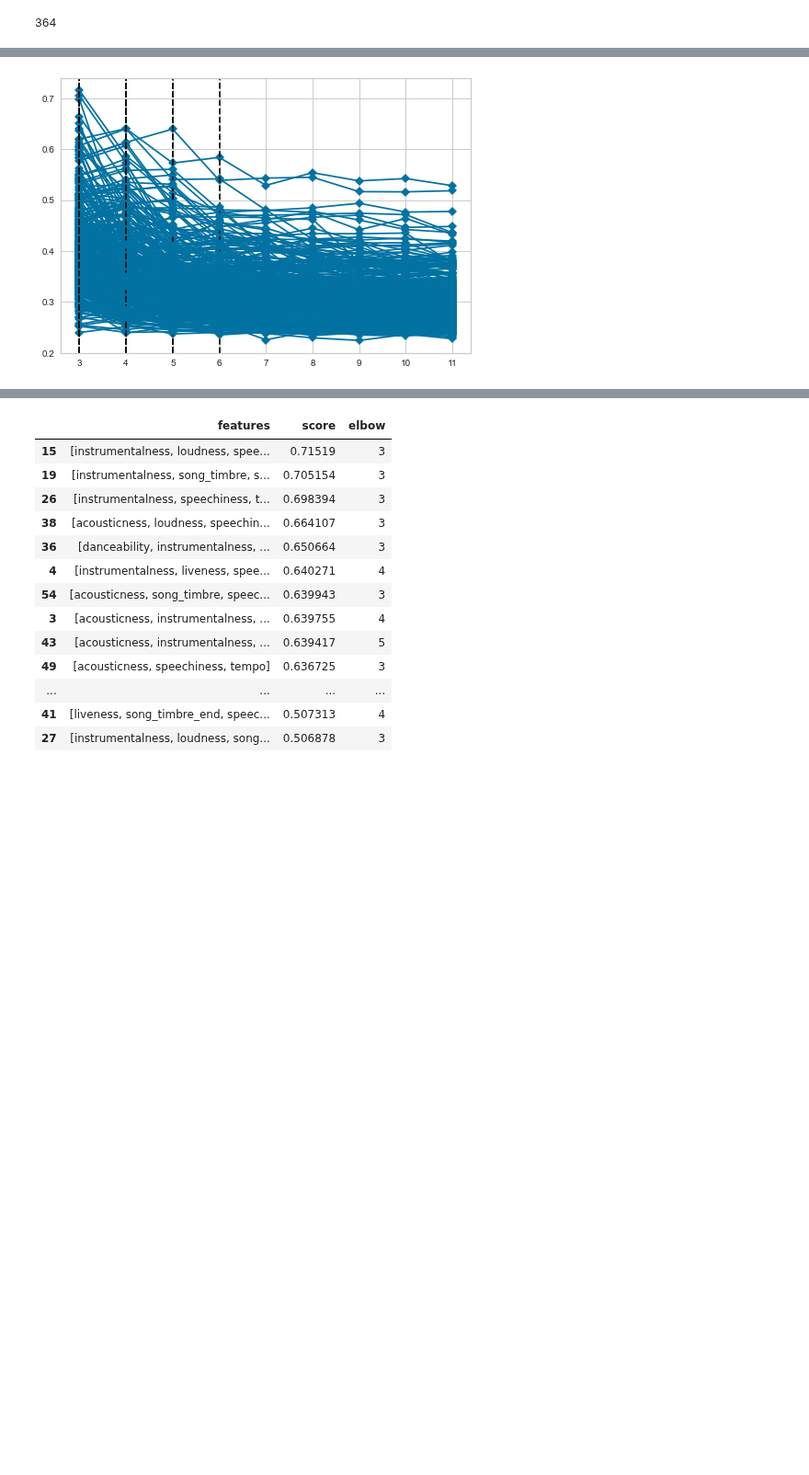
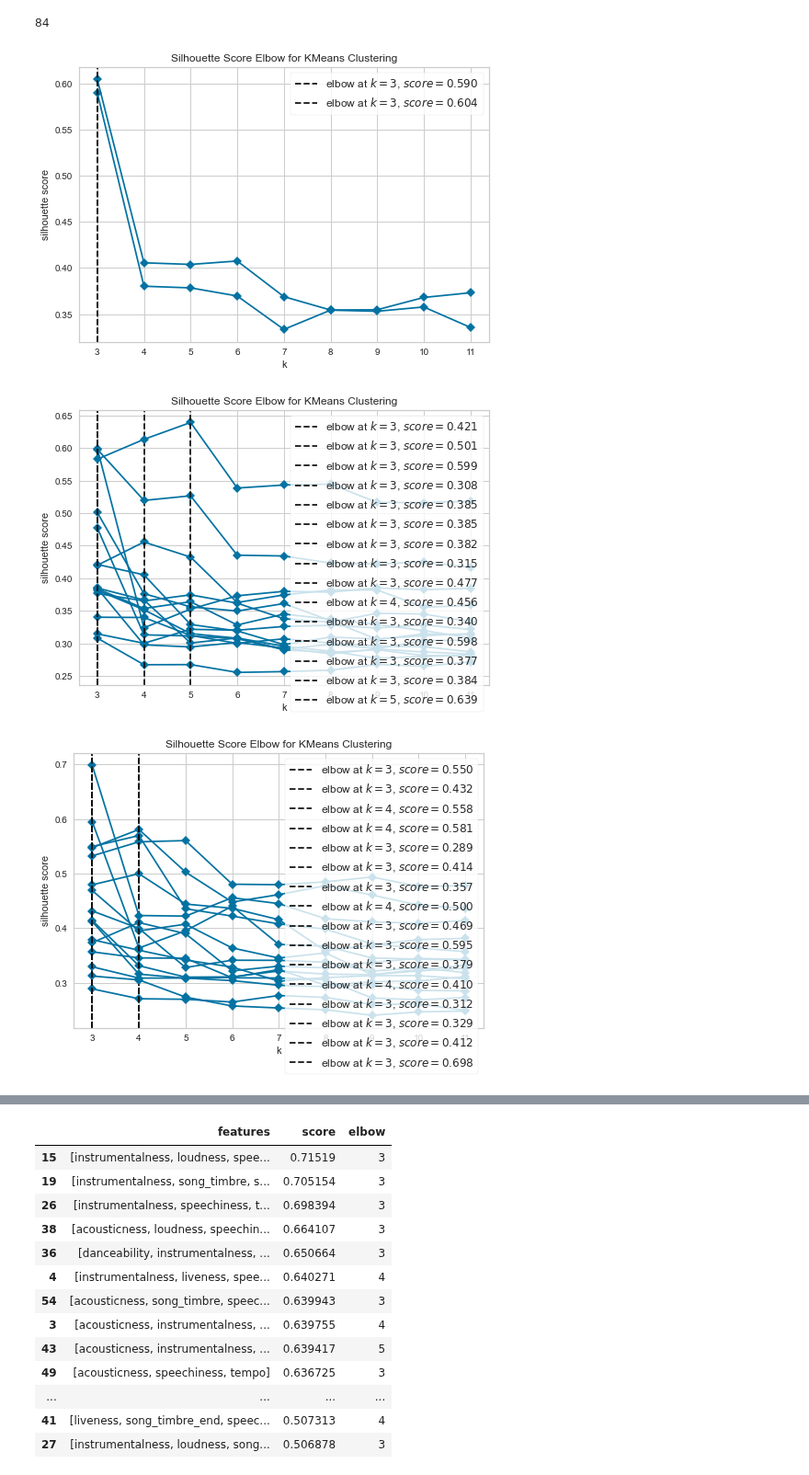
Before and after one commit to crispianm/SpotifySmartSort, a Jupyter notebook: clustering/better_clustering.ipynb, the cells around one changed output, grey strips where cells are left out. Shown at 92% size. Cells and saved outputs as stored; diff of their text form; code cells hidden in the pictures; blank space fills up the shorter version.

Commit message:
Fixed a couple bugs and generated some figures

```diff
--- a/clustering/better_clustering.ipynb
+++ b/clustering/better_clustering.ipynb
@@ -14,7 +14,7 @@ from yellowbrick.datasets import load_nfl
 from yellowbrick.cluster import KElbowVisualizer
 import itertools as it
 # %%
-data = pd.read_csv("../data/data_timbre.csv")
+data = pd.read_csv("../data/data.csv")
 
 NUM_CLUSTERS = 10
 
@@ -24,7 +24,6 @@ data['binary_order'] = (data['track_number']-1)%NUM_CLUSTERS # average number of
 labels = data['track_number']/data['total_tracks']
 
 columns_to_remove = ['binary_order',
-                    'Unnamed: 0.1',
                     'Unnamed: 0',
                     'id',
                     'track_title',
@@ -69,37 +68,40 @@ perm = it.combinations(columns, 3)
 output = set(map(lambda x: tuple(sorted(x)),perm))
 print(len(list(output)))
 # %% [output]
-364
+84
 # %%
 a=[]
 column_names = ["features", "score", "elbow"]
 df3 = pd.DataFrame(columns = column_names)
 
 for i in list(output):
     df1 = data[[i[0], i[1], i[2]]]
     x = df1.values  # returns a numpy array
     min_max_scaler = preprocessing.MinMaxScaler()
     x_scaled = min_max_scaler.fit_transform(x)
 
     model = KMeans(random_state=0)
     visualizer = KElbowVisualizer(model, k=(3,12), metric='silhouette', timings=False)
     visualizer.fit(x_scaled)
     score = visualizer.elbow_score_
     value = visualizer.elbow_value_
-    if score>0.5:
-        # visualizer.show()
+    if score>0.6:
+        visualizer.show()
         idx = df1.columns
         mylist = idx.tolist()
 
         df666 = pd.DataFrame(columns = column_names)
 
         df666['features'] = [mylist]
         df666['score'] = score
         df666['elbow'] = value
 
         df3 = pd.concat([df3, df666], ignore_index=True)
 
 print(df3)
 
 # df3.to_csv('elbow_clusters.csv', index=False)
 # %% [output]
+[figure, new version]
+[figure, added]
+[figure, added]
@@ -123 +125,0 @@ print(df3)
-[figure, old version]
```
Also changed, not shown: parts of 2 cells of this notebook, 17 other files.
